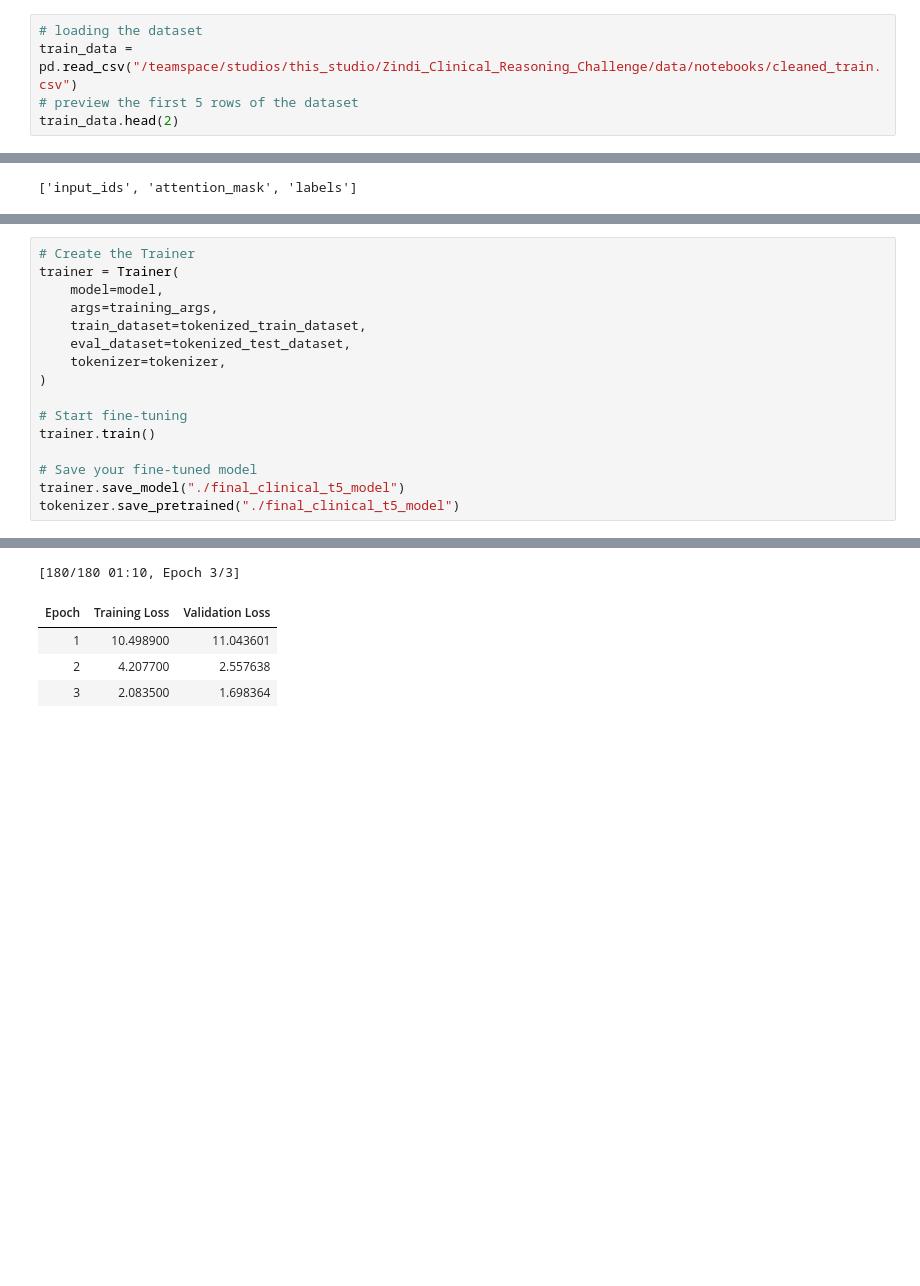
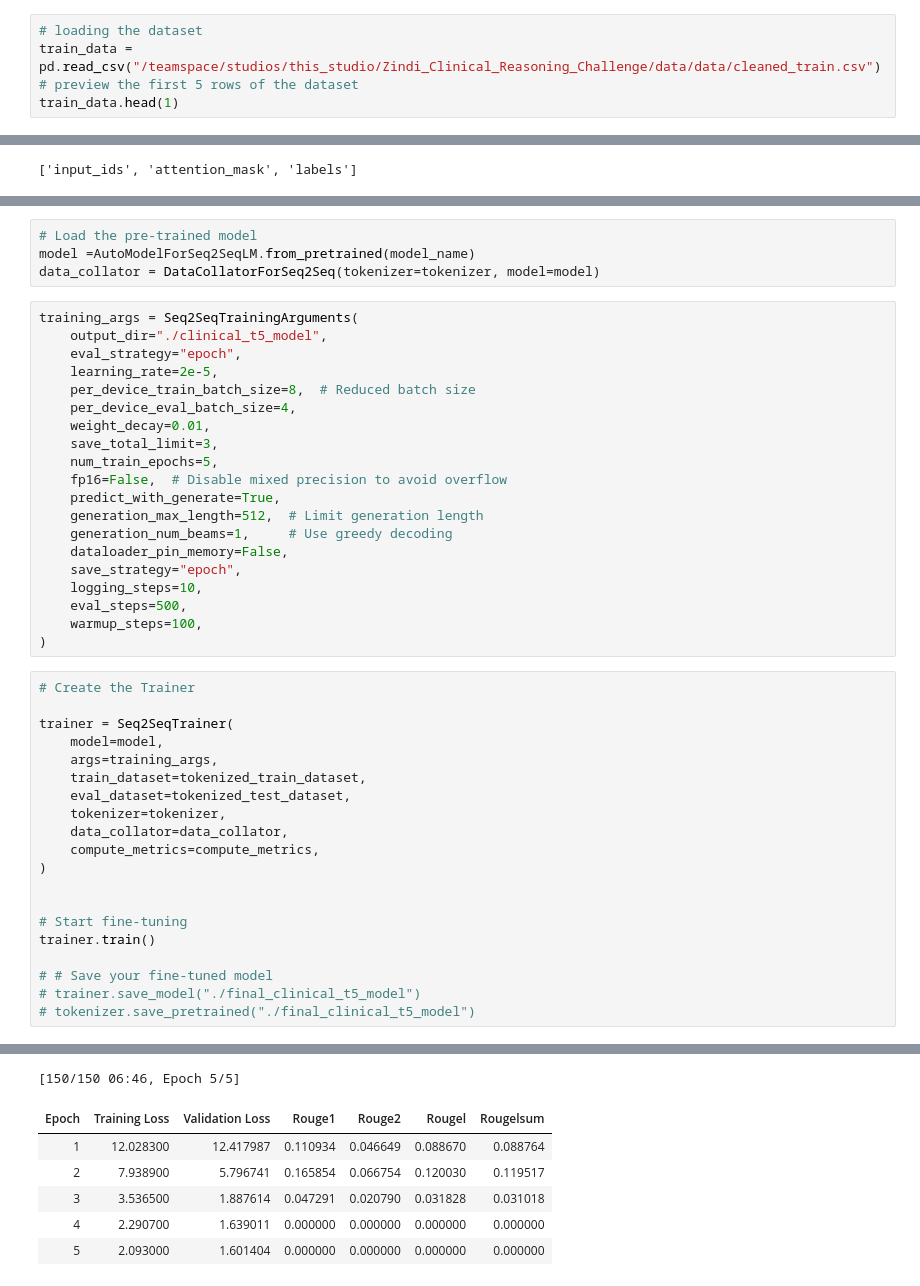
Before and after one commit to oscar066/Zindi_Clinical_Reasoning_Challenge, a Jupyter notebook: notebooks/base.ipynb, the cells around one changed output, grey strips where cells are left out. Cells and saved outputs as stored; diff of their text form; blank space fills up the shorter version.

```diff
--- a/notebooks/base.ipynb
+++ b/notebooks/base.ipynb
@@ -12,6 +12,6 @@ pd.set_option('display.max_colwidth', None)
 ### 1. Loading the Dataset
 # %%
 # loading the dataset
-train_data = pd.read_csv("/teamspace/studios/this_studio/Zindi_Clinical_Reasoning_Challenge/data/notebooks/cleaned_train.csv")
+train_data = pd.read_csv("/teamspace/studios/this_studio/Zindi_Clinical_Reasoning_Challenge/data/data/cleaned_train.csv")
 # preview the first 5 rows of the dataset
-train_data.head(2)
+train_data.head(1)
@@ -276,23 +304,53 @@ training_args = TrainingArguments(
+# %%
+# Load the pre-trained model
+model =AutoModelForSeq2SeqLM.from_pretrained(model_name)
+data_collator = DataCollatorForSeq2Seq(tokenizer=tokenizer, model=model)
+# %%
+training_args = Seq2SeqTrainingArguments(
+    output_dir="./clinical_t5_model",
+    eval_strategy="epoch",
+    learning_rate=2e-5,
+    per_device_train_batch_size=8,  # Reduced batch size
+    per_device_eval_batch_size=4,
+    weight_decay=0.01,
+    save_total_limit=3,
+    num_train_epochs=5,
+    fp16=False,  # Disable mixed precision to avoid overflow
+    predict_with_generate=True,
+    generation_max_length=512,  # Limit generation length
+    generation_num_beams=1,     # Use greedy decoding
+    dataloader_pin_memory=False,
+    save_strategy="epoch",
+    logging_steps=10,
+    eval_steps=500,
+    warmup_steps=100,
+)
 # %%
 # Create the Trainer
-trainer = Trainer(
+
+trainer = Seq2SeqTrainer(
     model=model,
     args=training_args,
     train_dataset=tokenized_train_dataset,
     eval_dataset=tokenized_test_dataset,
     tokenizer=tokenizer,
+    data_collator=data_collator,
+    compute_metrics=compute_metrics,
 )
+
 
 # Start fine-tuning
 trainer.train()
 
-# Save your fine-tuned model
-trainer.save_model("./final_clinical_t5_model")
-tokenizer.save_pretrained("./final_clinical_t5_model")
+# # Save your fine-tuned model
+# trainer.save_model("./final_clinical_t5_model")
+# tokenizer.save_pretrained("./final_clinical_t5_model")
 # %% [output]
 Passing a tuple of `past_key_values` is deprecated and will be removed in Transformers v4.48.0. You should pass an instance of `EncoderDecoderCache` instead, e.g. `past_key_values=EncoderDecoderCache. ...
-[180/180 01:10, Epoch 3/3]
+[150/150 06:46, Epoch 5/5]
-| Epoch | Training Loss | Validation Loss |
-| 1 | 10.498900 | 11.043601 |
-| 2 | 4.207700 | 2.557638 |
-| 3 | 2.083500 | 1.698364 |
+| Epoch | Training Loss | Validation Loss | Rouge1 | Rouge2 | Rougel | Rougelsum |
+| 1 | 12.028300 | 12.417987 | 0.110934 | 0.046649 | 0.088670 | 0.088764 |
+| 2 | 7.938900 | 5.796741 | 0.165854 | 0.066754 | 0.120030 | 0.119517 |
+| 3 | 3.536500 | 1.887614 | 0.047291 | 0.020790 | 0.031828 | 0.031018 |
+| 4 | 2.290700 | 1.639011 | 0.000000 | 0.000000 | 0.000000 | 0.000000 |
+| 5 | 2.093000 | 1.601404 | 0.000000 | 0.000000 | 0.000000 | 0.000000 |
```
Also changed, not shown: parts of 28 cells of this notebook.
